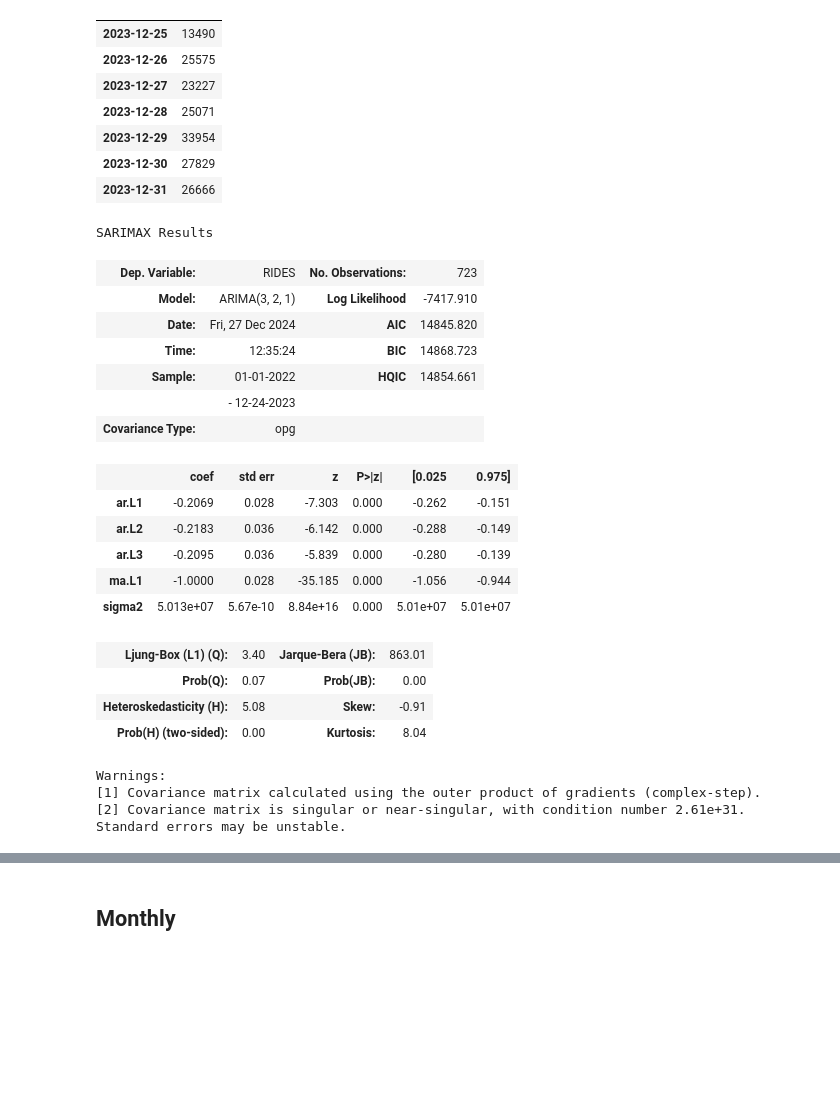
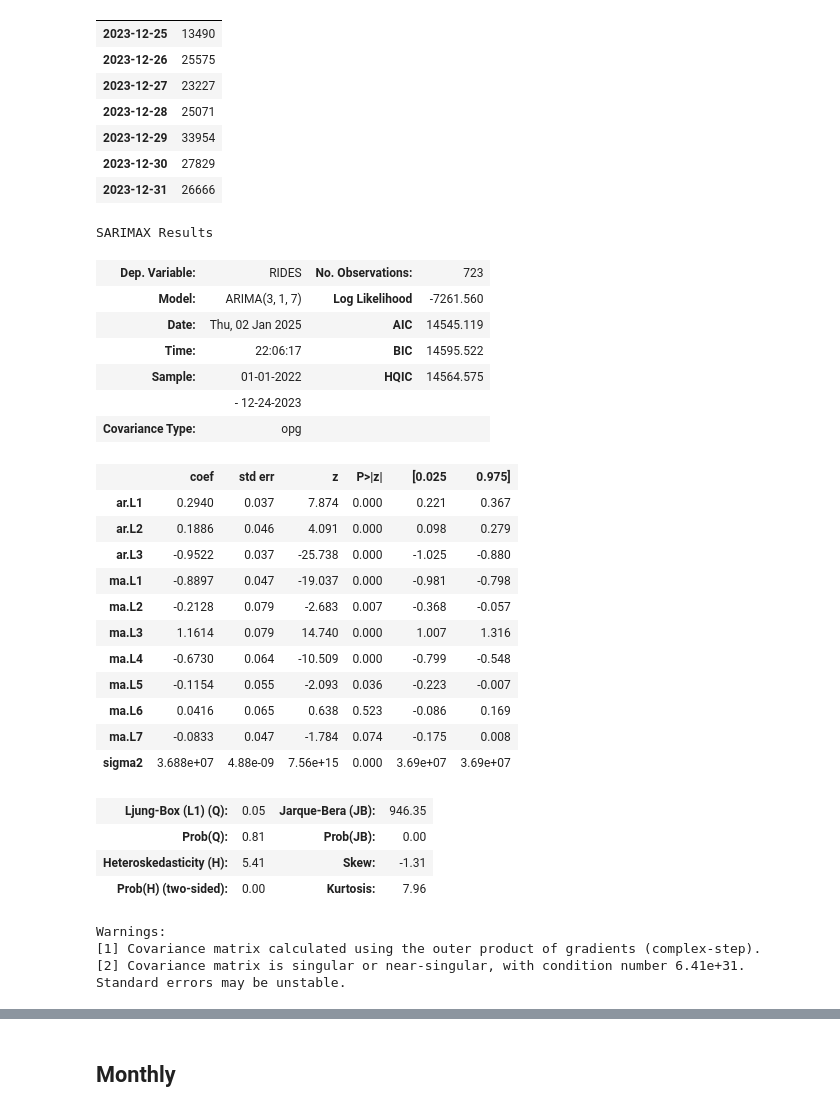
Before and after one commit to westonshuken/CitiBike-Analysis, a Jupyter notebook: Modeling.ipynb, the cells around one changed output, grey strips where cells are left out. Cells and saved outputs as stored; diff of their text form; code cells hidden in the pictures; blank space fills up the shorter version.

```diff
--- a/Modeling.ipynb
+++ b/Modeling.ipynb
@@ -305,31 +348,37 @@ test
 | 2023-12-30 | 27829 |
 | 2023-12-31 | 26666 |
 # %%
-model = ARIMA(train, order=(3,2,1))
+model = ARIMA(train, order=(3,1,7))   ## Given ACF and PACF, give an educated guess of params
 fitted_model = model.fit()
 fitted_model.summary()
 # %% [output]
 SARIMAX Results
 | Dep. Variable: | RIDES | No. Observations: | 723 |
-| Model: | ARIMA(3, 2, 1) | Log Likelihood | -7417.910 |
-| Date: | Fri, 27 Dec 2024 | AIC | 14845.820 |
-| Time: | 12:35:24 | BIC | 14868.723 |
-| Sample: | 01-01-2022 | HQIC | 14854.661 |
+| Model: | ARIMA(3, 1, 7) | Log Likelihood | -7261.560 |
+| Date: | Thu, 02 Jan 2025 | AIC | 14545.119 |
+| Time: | 22:06:17 | BIC | 14595.522 |
+| Sample: | 01-01-2022 | HQIC | 14564.575 |
 |  | - 12-24-2023 |  |  |
 | Covariance Type: | opg |  |  |
 |  | coef | std err | z | P>|z| | [0.025 | 0.975] |
-| ar.L1 | -0.2069 | 0.028 | -7.303 | 0.000 | -0.262 | -0.151 |
-| ar.L2 | -0.2183 | 0.036 | -6.142 | 0.000 | -0.288 | -0.149 |
-| ar.L3 | -0.2095 | 0.036 | -5.839 | 0.000 | -0.280 | -0.139 |
-| ma.L1 | -1.0000 | 0.028 | -35.185 | 0.000 | -1.056 | -0.944 |
-| sigma2 | 5.013e+07 | 5.67e-10 | 8.84e+16 | 0.000 | 5.01e+07 | 5.01e+07 |
+| ar.L1 | 0.2940 | 0.037 | 7.874 | 0.000 | 0.221 | 0.367 |
+| ar.L2 | 0.1886 | 0.046 | 4.091 | 0.000 | 0.098 | 0.279 |
+| ar.L3 | -0.9522 | 0.037 | -25.738 | 0.000 | -1.025 | -0.880 |
+| ma.L1 | -0.8897 | 0.047 | -19.037 | 0.000 | -0.981 | -0.798 |
+| ma.L2 | -0.2128 | 0.079 | -2.683 | 0.007 | -0.368 | -0.057 |
+| ma.L3 | 1.1614 | 0.079 | 14.740 | 0.000 | 1.007 | 1.316 |
+| ma.L4 | -0.6730 | 0.064 | -10.509 | 0.000 | -0.799 | -0.548 |
+| ma.L5 | -0.1154 | 0.055 | -2.093 | 0.036 | -0.223 | -0.007 |
+| ma.L6 | 0.0416 | 0.065 | 0.638 | 0.523 | -0.086 | 0.169 |
+| ma.L7 | -0.0833 | 0.047 | -1.784 | 0.074 | -0.175 | 0.008 |
+| sigma2 | 3.688e+07 | 4.88e-09 | 7.56e+15 | 0.000 | 3.69e+07 | 3.69e+07 |
-| Ljung-Box (L1) (Q): | 3.40 | Jarque-Bera (JB): | 863.01 |
-| Prob(Q): | 0.07 | Prob(JB): | 0.00 |
-| Heteroskedasticity (H): | 5.08 | Skew: | -0.91 |
-| Prob(H) (two-sided): | 0.00 | Kurtosis: | 8.04 |
+| Ljung-Box (L1) (Q): | 0.05 | Jarque-Bera (JB): | 946.35 |
+| Prob(Q): | 0.81 | Prob(JB): | 0.00 |
+| Heteroskedasticity (H): | 5.41 | Skew: | -1.31 |
+| Prob(H) (two-sided): | 0.00 | Kurtosis: | 7.96 |
 Warnings:
 [1] Covariance matrix calculated using the outer product of gradients (complex-step).
-[2] Covariance matrix is singular or near-singular, with condition number 2.61e+31. Standard errors may be unstable.
+[2] Covariance matrix is singular or near-singular, with condition number 6.41e+31. Standard errors may be unstable.
 # %%
 # Forecasting the next 7 days
 forecast = fitted_model.forecast(steps=7)
```
Also changed, not shown: parts of 68 cells of this notebook.
